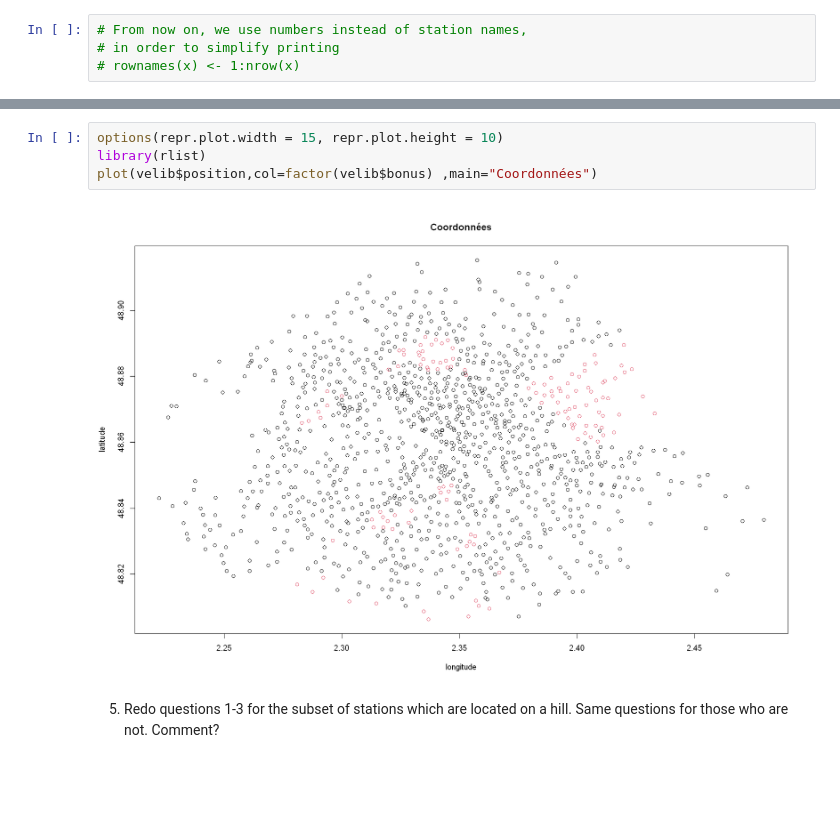
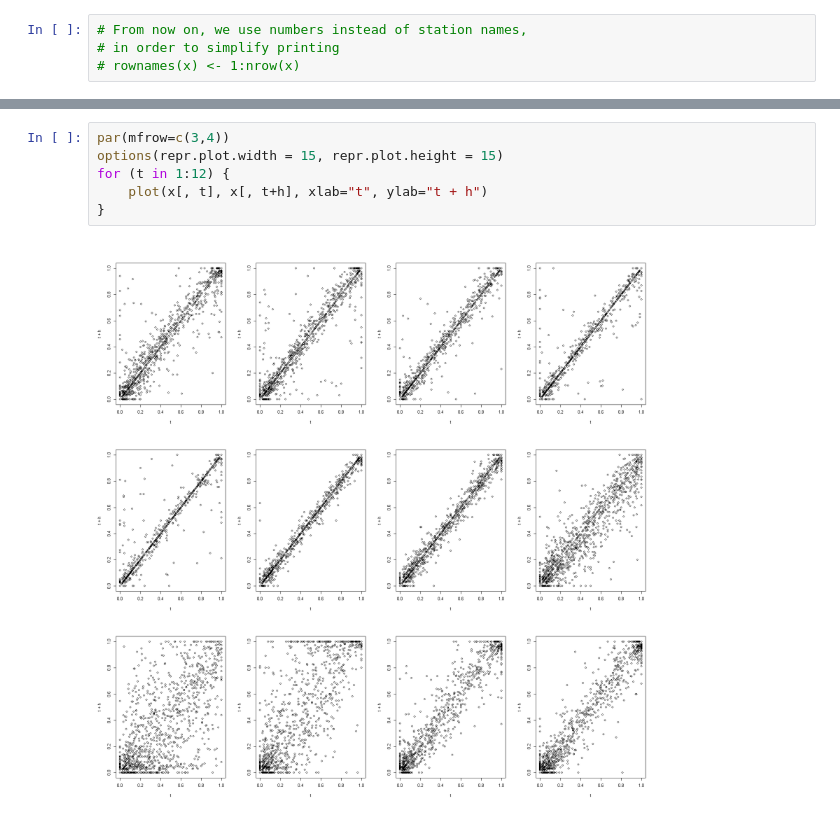
Before and after one commit to jayalabanda/projet-ADD, a Jupyter notebook: velib_Rnotebook_starter.ipynb, the cells around one changed output, grey strips where cells are left out. Drawn from its saved outputs; the diff is of its cells as text; blank space fills up the shorter version.

```diff
--- a/velib_Rnotebook_starter.ipynb
+++ b/velib_Rnotebook_starter.ipynb
@@ -127,8 +114,8 @@ corrplot(cormat,tl.pos="n")
-# %%
-options(repr.plot.width = 15, repr.plot.height = 10)
-library(rlist)
-plot(velib$position,col=factor(velib$bonus) ,main="Coordonnées")
-# %% [output]
-[figure, removed]
-# %% [markdown]
-5. Redo questions 1-3 for the subset of stations which are located on a hill. Same questions for those who are not. Comment?
+# %%
+par(mfrow=c(3,4))
+options(repr.plot.width = 15, repr.plot.height = 15)
+for (t in 1:12) {
+    plot(x[, t], x[, t+h], xlab="t", ylab="t + h")
+}
+# %% [output]
+[figure, added]
```
Also changed, not shown: parts of 17 cells of this notebook, 2 other files.
